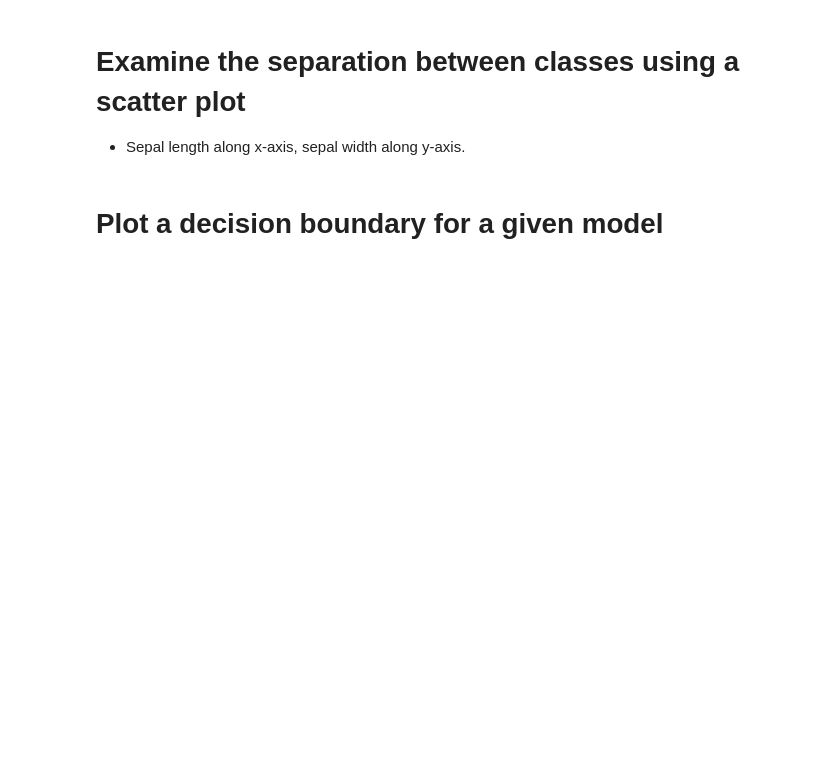
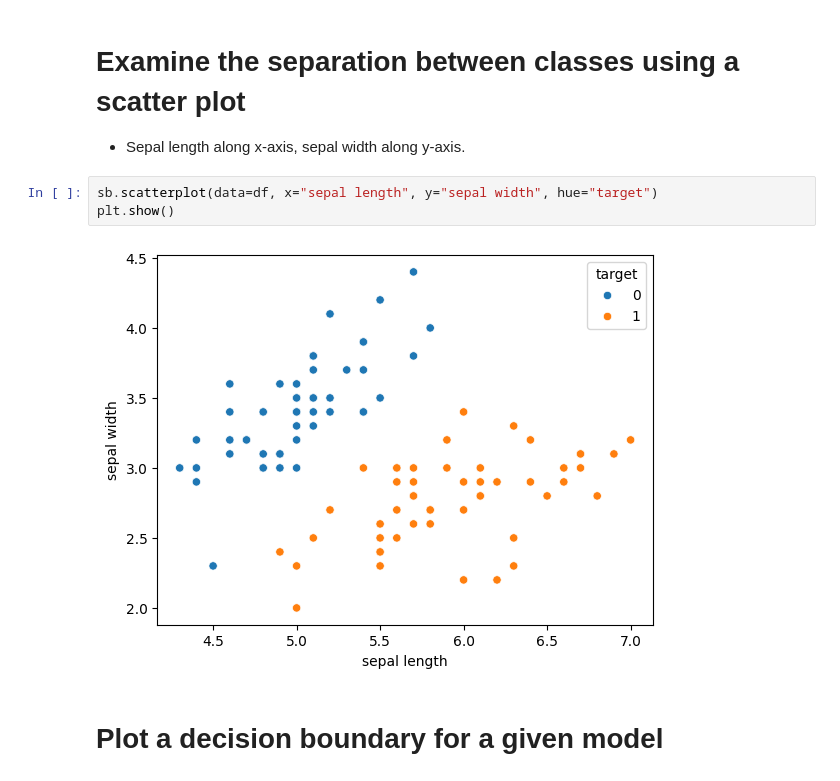
Before and after one commit to Tuwaiq-Data-Science-Bootcamp-V5/SVM_Lab1, a Jupyter notebook: SVMs-Iris.ipynb, the cells around one changed output. Cells and saved outputs as stored; diff of their text form; blank space fills up the shorter version.

```diff
--- a/SVMs-Iris.ipynb
+++ b/SVMs-Iris.ipynb
@@ -45,5 +99,10 @@ Libraries used in this project:
 # Examine the separation between classes using a scatter plot
 
 - Sepal length along x-axis, sepal width along y-axis.
+# %%
+sb.scatterplot(data=df, x="sepal length", y="sepal width", hue="target")
+plt.show()
+# %% [output]
+[figure, added]
 # %% [markdown]
 # Plot a decision boundary for a given model
```
Also changed, not shown: parts of 8 cells of this notebook.
